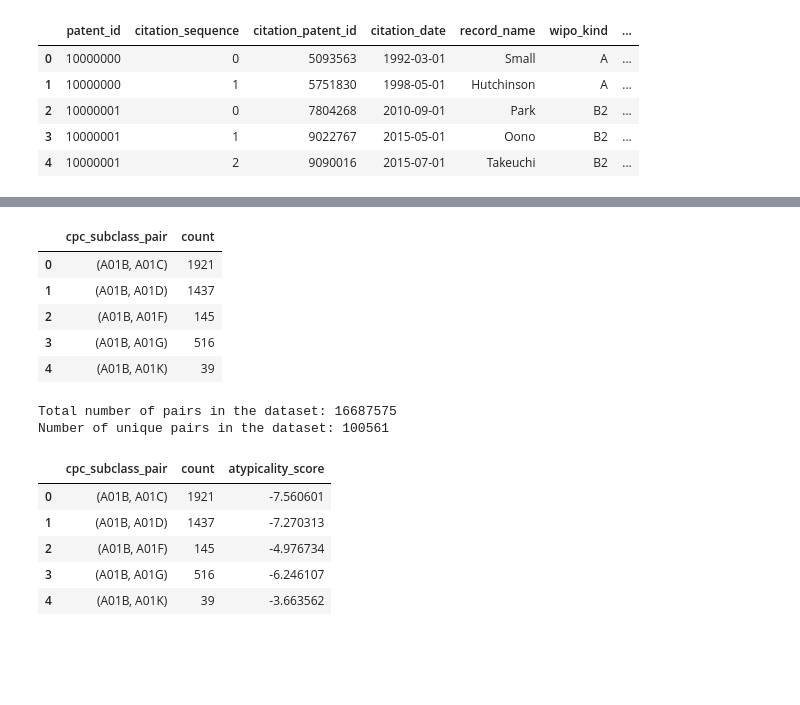
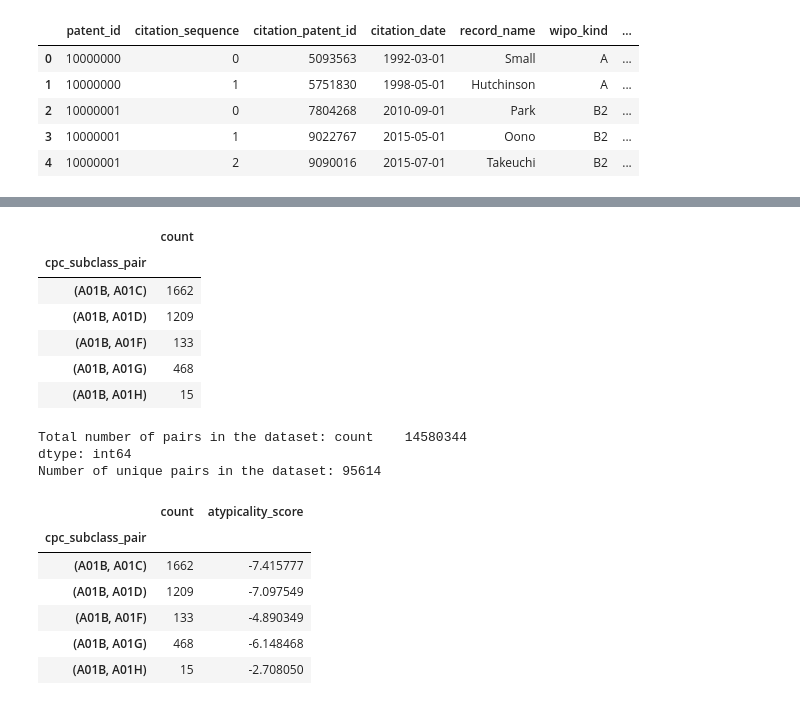
Before and after one commit to koacow/glob-s-RA, a Jupyter notebook: patents/calculate_measures.ipynb, the cells around one changed output, grey strips where cells are left out. Saved outputs shown, nothing was run; the diff lists cells and outputs as text; code cells hidden in the pictures; blank space fills up the shorter version.

```diff
--- a/patents/calculate_measures.ipynb
+++ b/patents/calculate_measures.ipynb
@@ -20,7 +20,7 @@ dtypes = {
     "patent_id": "string",
     "cpc_sequence": "int64",
 }
-cpc = dd.read_csv(
+cpc = pd.read_csv(
     "./data/g_cpc_current.tsv",
     sep="\t",
     dtype=dtypes,
@@ -80,17 +102,22 @@ Name: cpc_subclasses, dtype: object
 # %%
 import ast
-# Step 2: Generate all unique pairs of cpc_subclasse for each patent
-def generate_pairs(cpc_subclasse_list):
-    return list(combinations(sorted(cpc_subclasse_list), 2))
+# Step 2: Generate all unique pairs of cpc_subclasses for each patent
+def generate_pairs(cpc_subclass: set) -> list:
+    if isinstance(cpc_subclass, float):
+        return []
+    if not isinstance(cpc_subclass, set):
+        cpc_subclass = set(cpc_subclass)
+    if not cpc_subclass:
+        return []
+    return list(combinations(sorted(cpc_subclass), 2))
 
 patent_cpc_subclass_pairs = None
 if not os.path.exists("./data/cpc_subclass_pairs.csv"):
-    patent_cpc_subclass_pairs = cpc_subclasses.map(generate_pairs, meta=('pairs', 'object'))
-    patent_cpc_subclass_pairs = patent_cpc_subclass_pairs.reset_index()
-    patent_cpc_subclass_pairs.columns = ["patent_id", "cpc_subclass_pairs"]
-    patent_cpc_subclass_pairs.to_csv("./data/cpc_subclass_pairs.csv", single_file=True)
+    patent_cpc_subclass_pairs = cpc_subclasses.apply(generate_pairs)
+    patent_cpc_subclass_pairs = patent_cpc_subclass_pairs.rename("cpc_subclass_pairs")
+    patent_cpc_subclass_pairs.to_csv("./data/cpc_subclass_pairs.csv")
 else:
-    patent_cpc_subclass_pairs = dd.read_csv("./data/cpc_subclass_pairs.csv", header=0, names=["patent_id", "cpc_subclass_pairs"])
+    patent_cpc_subclass_pairs = pd.read_csv("./data/cpc_subclass_pairs.csv", index_col=0)
     patent_cpc_subclass_pairs["cpc_subclass_pairs"] = patent_cpc_subclass_pairs["cpc_subclass_pairs"].apply(ast.literal_eval, meta=('cpc_subclass_pairs', 'object'))
 patent_cpc_subclass_pairs.head()
 # %% [output]
@@ -103,8 +131,8 @@ patent_cpc_subclass_pairs.head()
 # %%
 # Step 3: Flatten the list of pairs into a DataFrame
-patent_cpc_subclass_pairs_long = patent_cpc_subclass_pairs.explode(column="cpc_subclass_pairs").dropna()
-patent_cpc_subclass_pairs_long = patent_cpc_subclass_pairs_long.rename(columns={"cpc_subclass_pairs": "cpc_subclass_pair"})
-patent_cpc_subclass_pairs_long = patent_cpc_subclass_pairs_long.reset_index(drop=True)
+patent_cpc_subclass_pairs_long = patent_cpc_subclass_pairs.explode()
+patent_cpc_subclass_pairs_long = patent_cpc_subclass_pairs_long.rename("cpc_subclass_pair")
+patent_cpc_subclass_pairs_long = patent_cpc_subclass_pairs_long.to_frame().reset_index()
 patent_cpc_subclass_pairs_long.head()
 # %% [output]
 |  | patent_id | cpc_subclass_pair |
@@ -116,53 +144,55 @@ patent_cpc_subclass_pairs_long.head()
 # %%
 # Step 4: Count occurrences of each unique pair
 if not os.path.exists("./data/cpc_subclass_pair_counts.csv"):
-    pair_counts = patent_cpc_subclass_pairs_long.groupby("cpc_subclass_pair").size().compute()
-    pair_counts = pair_counts.to_frame(name="count").reset_index()
-    pair_counts.columns = ["cpc_subclass_pair", "count"]
+    pair_counts = patent_cpc_subclass_pairs_long.groupby("cpc_subclass_pair").size()
+    pair_counts = pair_counts.to_frame(name="count")
     pair_counts.to_csv("./data/cpc_subclass_pair_counts.csv")
 else:
-    pair_counts = dd.read_csv("./data/cpc_subclass_pair_counts.csv", header=0, names=["cpc_subclass_pair", "count"])
+    pair_counts = pd.read_csv("./data/cpc_subclass_pair_counts.csv", index_col=0)
 
 pair_counts.head()
 # %% [output]
-|  | cpc_subclass_pair | count |
-| 0 | (A01B, A01C) | 1921 |
-| 1 | (A01B, A01D) | 1437 |
-| 2 | (A01B, A01F) | 145 |
-| 3 | (A01B, A01G) | 516 |
-| 4 | (A01B, A01K) | 39 |
+|  | count |
+| cpc_subclass_pair |  |
+| (A01B, A01C) | 1662 |
+| (A01B, A01D) | 1209 |
+| (A01B, A01F) | 133 |
+| (A01B, A01G) | 468 |
+| (A01B, A01H) | 15 |
 # %%
-total_pairs = pair_counts["count"].sum()
+total_pairs = pair_counts.sum()
 print(f"Total number of pairs in the dataset: {total_pairs}")
 
-num_unique_pairs = pair_counts["cpc_subclass_pair"].nunique()
+num_unique_pairs = pair_counts.index.nunique()
 print(f"Number of unique pairs in the dataset: {num_unique_pairs}")
 # %% [output]
-Total number of pairs in the dataset: 16687575
-Number of unique pairs in the dataset: 100561
+Total number of pairs in the dataset: count    14580344
+dtype: int64
+Number of unique pairs in the dataset: 95614
 # %%
 import numpy as np
 # Step 5: Assign each pair an atypicality score
 def atypicality_score(n):
     if n > 0:
         return -np.log(n)
     else:
         # This should not happen since the pairs are generated from existing data. If it does, raise an error.
         raise ValueError("Count must be greater than 0")
 
 if not os.path.exists("./data/cpc_subclass_pair_counts_with_atypicality.csv"):
-    pair_counts["atypicality_score"] = pair_counts["count"].apply(lambda x: atypicality_score(x))
+    pair_counts["atypicality_score"] = pair_counts["count"].apply(atypicality_score)
     pair_counts.to_csv("./data/cpc_subclass_pair_counts_with_atypicality.csv")
 else:
-    pair_counts = dd.read_csv("./data/cpc_subclass_pair_counts_with_atypicality.csv")
+    pair_counts = pd.read_csv("./data/cpc_subclass_pair_counts_with_atypicality.csv")
 pair_counts.head()
 # %% [output]
-|  | cpc_subclass_pair | count | atypicality_score |
-| 0 | (A01B, A01C) | 1921 | -7.560601 |
-| 1 | (A01B, A01D) | 1437 | -7.270313 |
-| 2 | (A01B, A01F) | 145 | -4.976734 |
-| 3 | (A01B, A01G) | 516 | -6.246107 |
-| 4 | (A01B, A01K) | 39 | -3.663562 |
+|  | count | atypicality_score |
+| cpc_subclass_pair |  |  |
+| (A01B, A01C) | 1662 | -7.415777 |
+| (A01B, A01D) | 1209 | -7.097549 |
+| (A01B, A01F) | 133 | -4.890349 |
+| (A01B, A01G) | 468 | -6.148468 |
+| (A01B, A01H) | 15 | -2.708050 |
 # %%
 pair_counts["atypicality_score"].describe()
 # %% [output]
```
Also changed, not shown: parts of 24 cells of this notebook.
